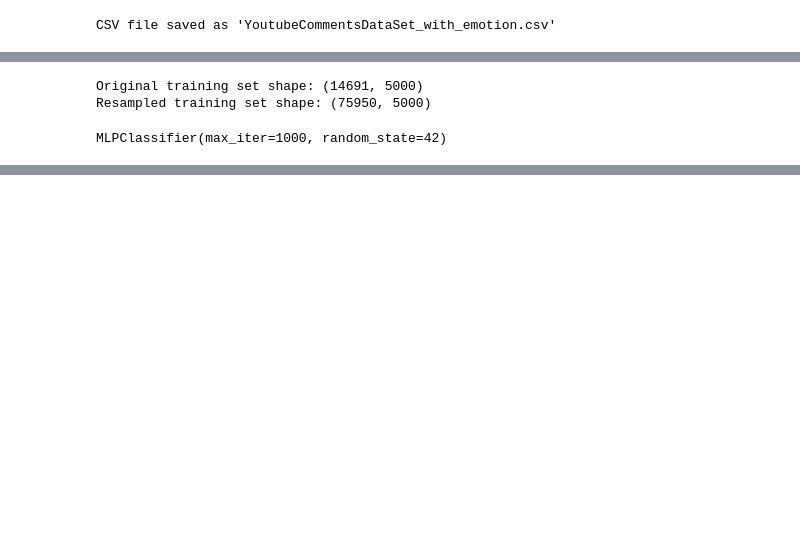
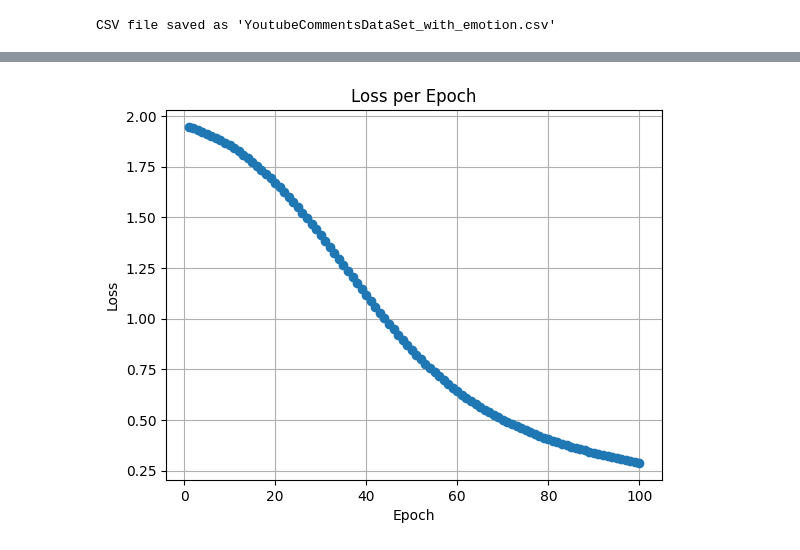
Before and after one commit to joshIsac/GenSent-AI-Powered-YouTube-Insights, a Jupyter notebook: services/train_emotion_mlp.ipynb, the cells around one changed output, grey strips where cells are left out. Drawn from its saved outputs; the diff is of its cells as text; code cells hidden in the pictures; blank space fills up the shorter version.

```diff
--- a/services/train_emotion_mlp.ipynb
+++ b/services/train_emotion_mlp.ipynb
@@ -135,0 +170,6 @@ y = data['emotion']
+# %%
+from imblearn.over_sampling import RandomOverSampler
+
+# Apply RandomOverSampler to balance classes
+ros = RandomOverSampler(random_state=42)
+X_resampled, y_resampled = ros.fit_resample(X_tfidf, y_encoded)
@@ -136,3 +206,3 @@ y = data['emotion']
 # %%
-# 3. Split the data into training and test sets (80% train, 20% test)
-X_train, X_test, y_train, y_test = train_test_split(X, y, test_size=0.2, random_state=42)
+# Prepare data for training
+X_train, X_test, y_train, y_test = train_test_split(X_resampled, y_resampled, test_size=0.2, random_state=42)
@@ -143,14 +209,44 @@ X_train_resampled, y_train_resampled = ros.fit_resample(X_train, y_train)
-# %%
-print("Original training set shape:", X_train.shape)
-print("Resampled training set shape:", X_train_resampled.shape)
-# %% [output]
-Original training set shape: (14691, 5000)
-Resampled training set shape: (75950, 5000)
-# %%
-from sklearn.neural_network import MLPClassifier
-# 4. Train the MLP classifier
-mlp = MLPClassifier(hidden_layer_sizes=(100,), activation='relu', solver='adam',
-                    max_iter=1000, random_state=42)
-mlp.fit(X_train_resampled, y_train_resampled)
-# %% [output]
-MLPClassifier(max_iter=1000, random_state=42)
+# %%
+input_size = X_train.shape[1]
+hidden_size = 512
+output_size = len(np.unique(y_resampled))
+
+mlp_model = EmotionMLP(input_size, hidden_size, output_size).to(device)
+
+# Loss and optimizer
+criterion = nn.CrossEntropyLoss()
+optimizer = optim.Adam(mlp_model.parameters(), lr=0.001)
+# %%
+import matplotlib.pyplot as plt
+
+# List to store loss values for each epoch
+loss_values = []
+
+# Training loop
+num_epochs = 100  # Make sure this is defined correctly
+for epoch in range(num_epochs):
+    mlp_model.train()
+
+    inputs = torch.tensor(X_train, dtype=torch.float32).to(device)
+    labels = torch.tensor(y_train, dtype=torch.long).to(device)
+
+    outputs = mlp_model(inputs)
+    loss = criterion(outputs, labels)
+
+    optimizer.zero_grad()
+    loss.backward()
+    optimizer.step()
+
+    # Record the loss at each epoch
+    loss_values.append(loss.item())
+
+    print(f"Epoch [{epoch+1}/{num_epochs}], Loss: {loss.item():.4f}")
+
+# After training, plot the loss
+plt.plot(range(1, num_epochs + 1), loss_values, marker='o')
+plt.title('Loss per Epoch')
+plt.xlabel('Epoch')
+plt.ylabel('Loss')
+plt.grid(True)
+plt.show()
+# %% [output]
@@ -156,0 +270 @@ MLPClassifier(max_iter=1000, random_state=42)
+[figure, added]
```
Also changed, not shown: parts of 24 cells of this notebook, 17 other files.
